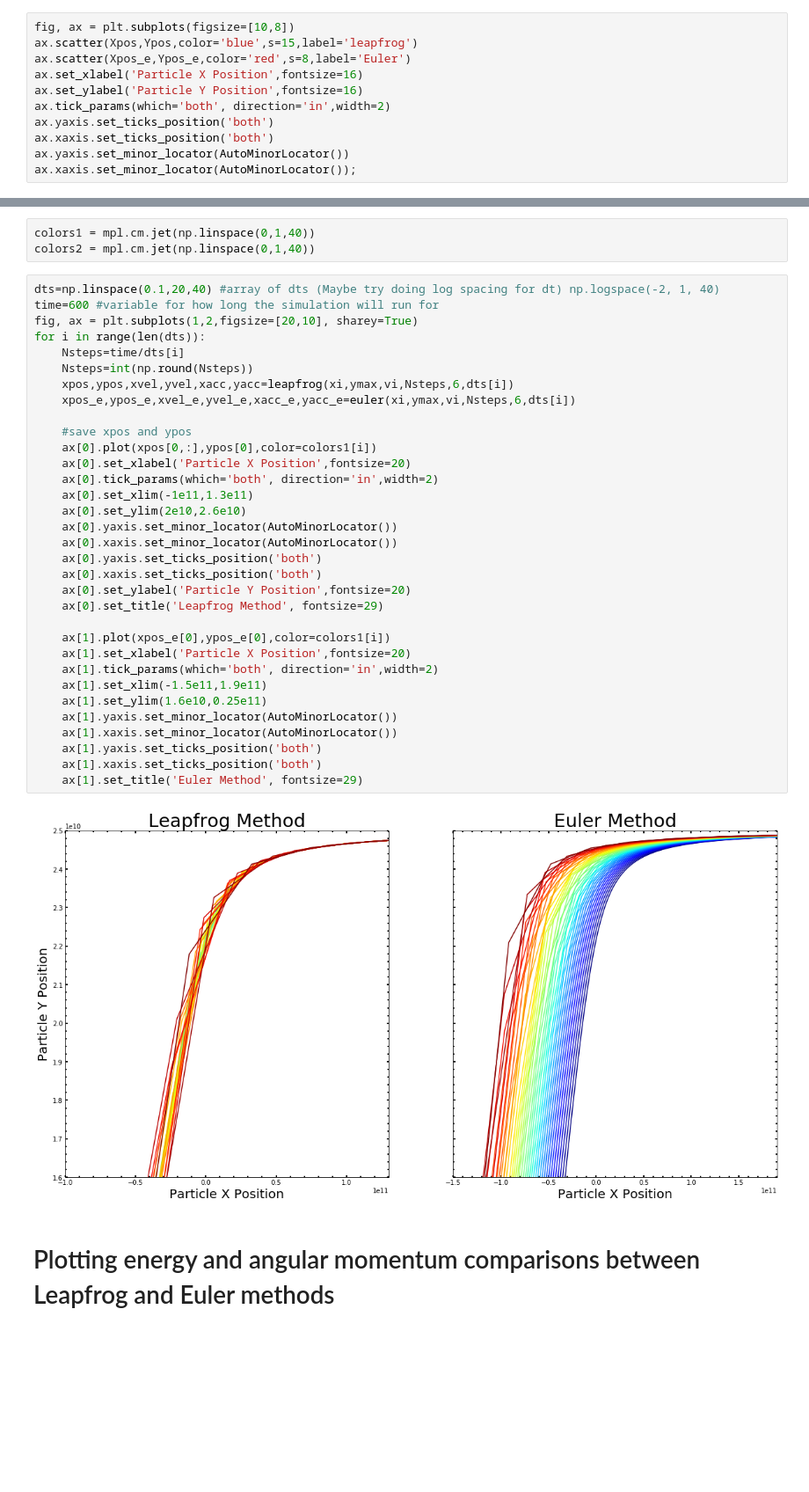
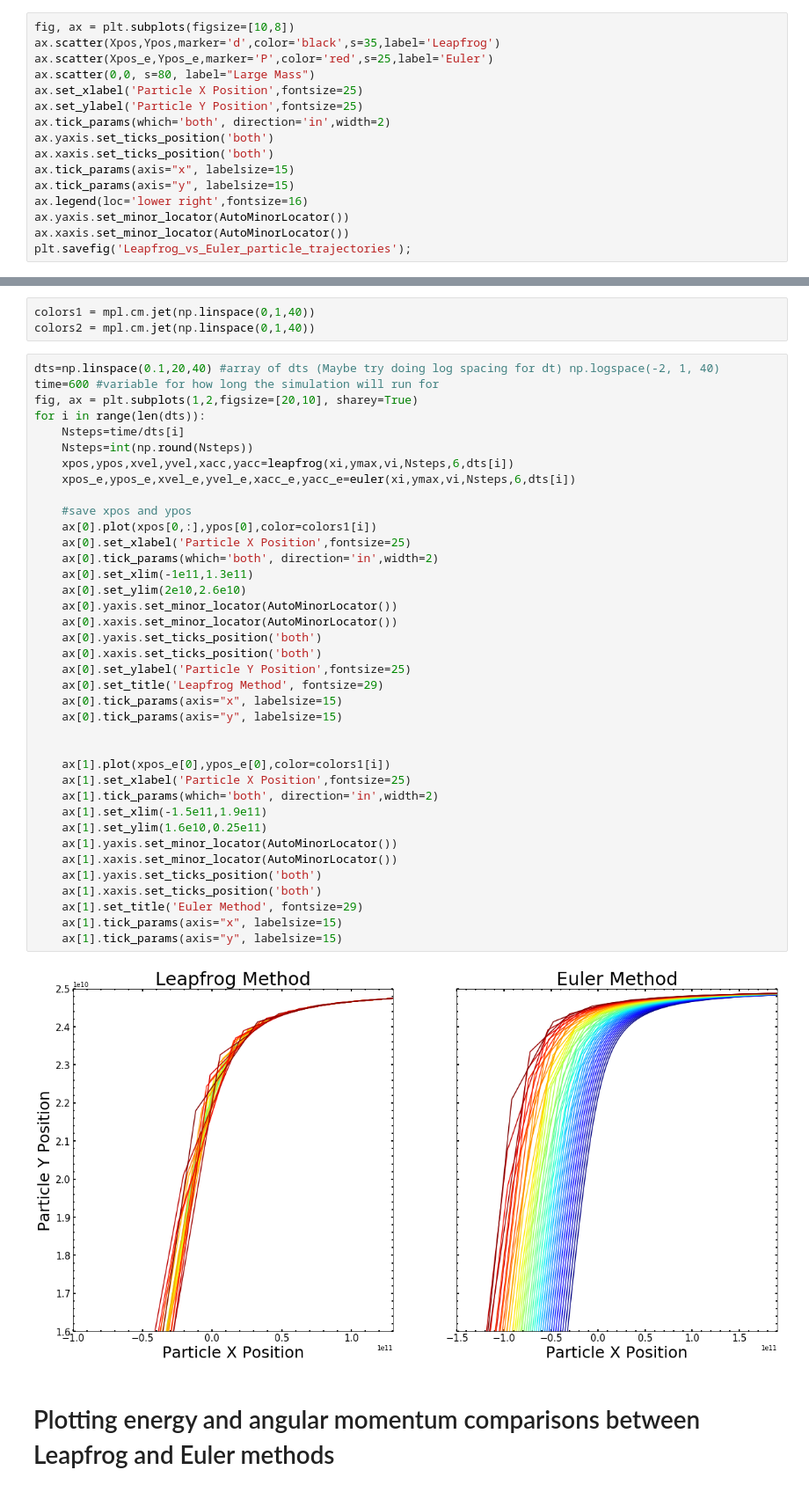
Before and after one commit to ETV337/REU_NU_2020_Project, a Jupyter notebook: Leapfrog_Integrator_DFSimv5.ipynb, the cells around one changed output, grey strips where cells are left out. Shown at 88% size. Drawn from its saved outputs; the diff is of its cells as text; blank space fills up the shorter version.

```diff
--- a/Leapfrog_Integrator_DFSimv5.ipynb
+++ b/Leapfrog_Integrator_DFSimv5.ipynb
@@ -299,12 +299,17 @@ Xpos_e,Ypos_e,Xvel_e,Yvel_e,Xacc_e,Yacc_e = euler(xi,ymax,vi,50,6,10)
 # %%
 fig, ax = plt.subplots(figsize=[10,8])
-ax.scatter(Xpos,Ypos,color='blue',s=15,label='leapfrog')
-ax.scatter(Xpos_e,Ypos_e,color='red',s=8,label='Euler')
-ax.set_xlabel('Particle X Position',fontsize=16)
-ax.set_ylabel('Particle Y Position',fontsize=16)
+ax.scatter(Xpos,Ypos,marker='d',color='black',s=35,label='Leapfrog')
+ax.scatter(Xpos_e,Ypos_e,marker='P',color='red',s=25,label='Euler')
+ax.scatter(0,0, s=80, label="Large Mass")
+ax.set_xlabel('Particle X Position',fontsize=25)
+ax.set_ylabel('Particle Y Position',fontsize=25)
 ax.tick_params(which='both', direction='in',width=2)
 ax.yaxis.set_ticks_position('both')
 ax.xaxis.set_ticks_position('both')
+ax.tick_params(axis="x", labelsize=15)
+ax.tick_params(axis="y", labelsize=15)
+ax.legend(loc='lower right',fontsize=16)
 ax.yaxis.set_minor_locator(AutoMinorLocator())
-ax.xaxis.set_minor_locator(AutoMinorLocator());
+ax.xaxis.set_minor_locator(AutoMinorLocator())
+plt.savefig('Leapfrog_vs_Euler_particle_trajectories');
 # %% [output]
@@ -353,37 +358,42 @@ colors2 = mpl.cm.jet(np.linspace(0,1,40))
 dts=np.linspace(0.1,20,40) #array of dts (Maybe try doing log spacing for dt) np.logspace(-2, 1, 40)
 time=600 #variable for how long the simulation will run for
 fig, ax = plt.subplots(1,2,figsize=[20,10], sharey=True)
 for i in range(len(dts)):
     Nsteps=time/dts[i]
     Nsteps=int(np.round(Nsteps))
     xpos,ypos,xvel,yvel,xacc,yacc=leapfrog(xi,ymax,vi,Nsteps,6,dts[i])
     xpos_e,ypos_e,xvel_e,yvel_e,xacc_e,yacc_e=euler(xi,ymax,vi,Nsteps,6,dts[i])
 
     #save xpos and ypos
     ax[0].plot(xpos[0,:],ypos[0],color=colors1[i])
-    ax[0].set_xlabel('Particle X Position',fontsize=20)
+    ax[0].set_xlabel('Particle X Position',fontsize=25)
     ax[0].tick_params(which='both', direction='in',width=2)
     ax[0].set_xlim(-1e11,1.3e11)
     ax[0].set_ylim(2e10,2.6e10)
     ax[0].yaxis.set_minor_locator(AutoMinorLocator())
     ax[0].xaxis.set_minor_locator(AutoMinorLocator())
     ax[0].yaxis.set_ticks_position('both')
     ax[0].xaxis.set_ticks_position('both')
-    ax[0].set_ylabel('Particle Y Position',fontsize=20)
+    ax[0].set_ylabel('Particle Y Position',fontsize=25)
     ax[0].set_title('Leapfrog Method', fontsize=29)
+    ax[0].tick_params(axis="x", labelsize=15)
+    ax[0].tick_params(axis="y", labelsize=15)
+
 
     ax[1].plot(xpos_e[0],ypos_e[0],color=colors1[i])
-    ax[1].set_xlabel('Particle X Position',fontsize=20)
+    ax[1].set_xlabel('Particle X Position',fontsize=25)
     ax[1].tick_params(which='both', direction='in',width=2)
     ax[1].set_xlim(-1.5e11,1.9e11)
     ax[1].set_ylim(1.6e10,0.25e11)
     ax[1].yaxis.set_minor_locator(AutoMinorLocator())
     ax[1].xaxis.set_minor_locator(AutoMinorLocator())
     ax[1].yaxis.set_ticks_position('both')
     ax[1].xaxis.set_ticks_position('both')
     ax[1].set_title('Euler Method', fontsize=29)
+    ax[1].tick_params(axis="x", labelsize=15)
+    ax[1].tick_params(axis="y", labelsize=15)
 # %% [output]
-[figure, old version]
+[figure, new version]
 # %% [markdown]
 # Plotting energy and angular momentum comparisons between Leapfrog and Euler methods
 # %%
```
Also changed, not shown: parts of 5 cells of this notebook, 8 other files.
